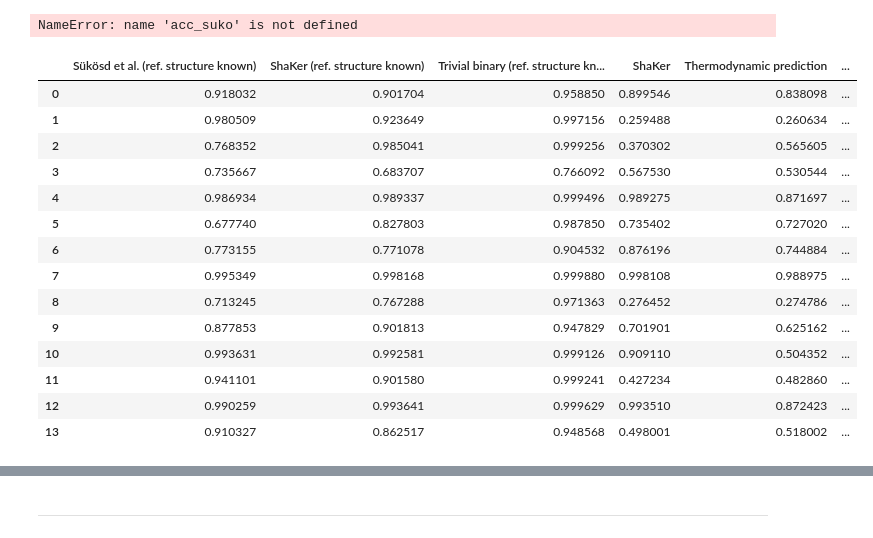
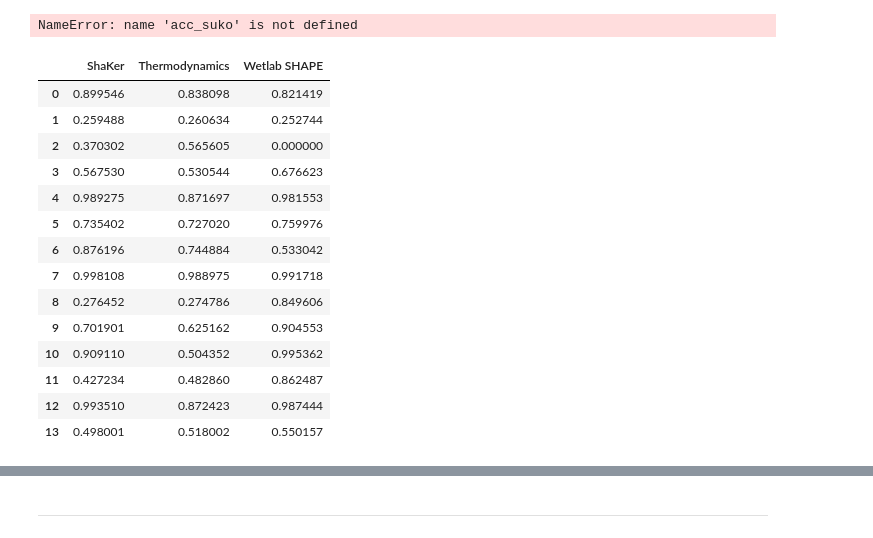
Before and after one commit to BackofenLab/ShaKer, a Jupyter notebook: notebooks/04_accuracy.ipynb, the cells around one changed output, grey strips where cells are left out. Drawn from its saved outputs; the diff is of its cells as text; code cells hidden in the pictures.

```diff
--- a/notebooks/04_accuracy.ipynb
+++ b/notebooks/04_accuracy.ipynb
@@ -132,20 +128,23 @@ import pandas as pd
 # %%
 zzz= pd.read_csv("accuracy_PAPER.csv")
 del zzz["'asd'"]
+del zzz["suko"]
+del zzz["shaker"]
+del zzz["bin"]
 zzz
 # %% [output]
-|  | Sükösd et al. (ref. structure known) | ShaKer (ref. structure known) | Trivial binary (ref. structure kn... | ShaKer | Thermodynamic prediction | ... |
-| 0 | 0.918032 | 0.901704 | 0.958850 | 0.899546 | 0.838098 | ... |
-| 1 | 0.980509 | 0.923649 | 0.997156 | 0.259488 | 0.260634 | ... |
-| 2 | 0.768352 | 0.985041 | 0.999256 | 0.370302 | 0.565605 | ... |
-| 3 | 0.735667 | 0.683707 | 0.766092 | 0.567530 | 0.530544 | ... |
-| 4 | 0.986934 | 0.989337 | 0.999496 | 0.989275 | 0.871697 | ... |
-| 5 | 0.677740 | 0.827803 | 0.987850 | 0.735402 | 0.727020 | ... |
-| 6 | 0.773155 | 0.771078 | 0.904532 | 0.876196 | 0.744884 | ... |
-| 7 | 0.995349 | 0.998168 | 0.999880 | 0.998108 | 0.988975 | ... |
-| 8 | 0.713245 | 0.767288 | 0.971363 | 0.276452 | 0.274786 | ... |
-| 9 | 0.877853 | 0.901813 | 0.947829 | 0.701901 | 0.625162 | ... |
-| 10 | 0.993631 | 0.992581 | 0.999126 | 0.909110 | 0.504352 | ... |
-| 11 | 0.941101 | 0.901580 | 0.999241 | 0.427234 | 0.482860 | ... |
-| 12 | 0.990259 | 0.993641 | 0.999629 | 0.993510 | 0.872423 | ... |
-| 13 | 0.910327 | 0.862517 | 0.948568 | 0.498001 | 0.518002 | ... |
+|  | ShaKer | Thermodynamics | Wetlab SHAPE |
+| 0 | 0.899546 | 0.838098 | 0.821419 |
+| 1 | 0.259488 | 0.260634 | 0.252744 |
+| 2 | 0.370302 | 0.565605 | 0.000000 |
+| 3 | 0.567530 | 0.530544 | 0.676623 |
+| 4 | 0.989275 | 0.871697 | 0.981553 |
+| 5 | 0.735402 | 0.727020 | 0.759976 |
+| 6 | 0.876196 | 0.744884 | 0.533042 |
+| 7 | 0.998108 | 0.988975 | 0.991718 |
+| 8 | 0.276452 | 0.274786 | 0.849606 |
+| 9 | 0.701901 | 0.625162 | 0.904553 |
+| 10 | 0.909110 | 0.504352 | 0.995362 |
+| 11 | 0.427234 | 0.482860 | 0.862487 |
+| 12 | 0.993510 | 0.872423 | 0.987444 |
+| 13 | 0.498001 | 0.518002 | 0.550157 |
```
Also changed, not shown: parts of 4 cells of this notebook, 3 other files.
